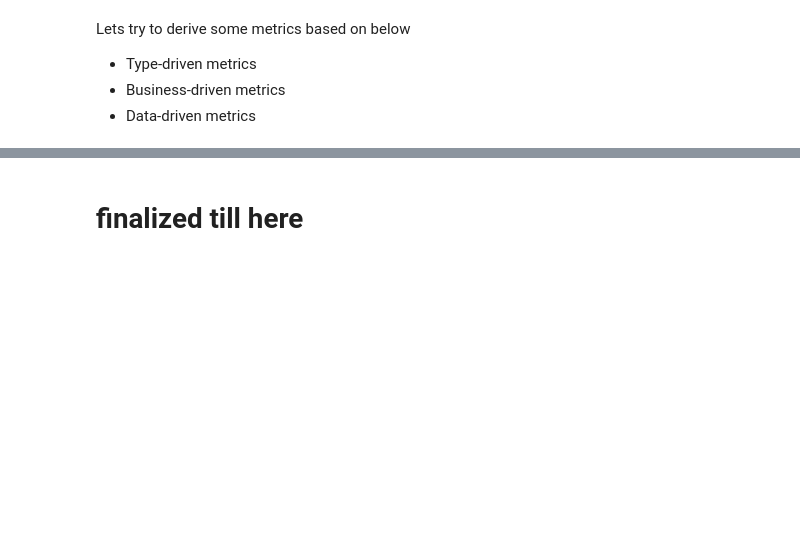
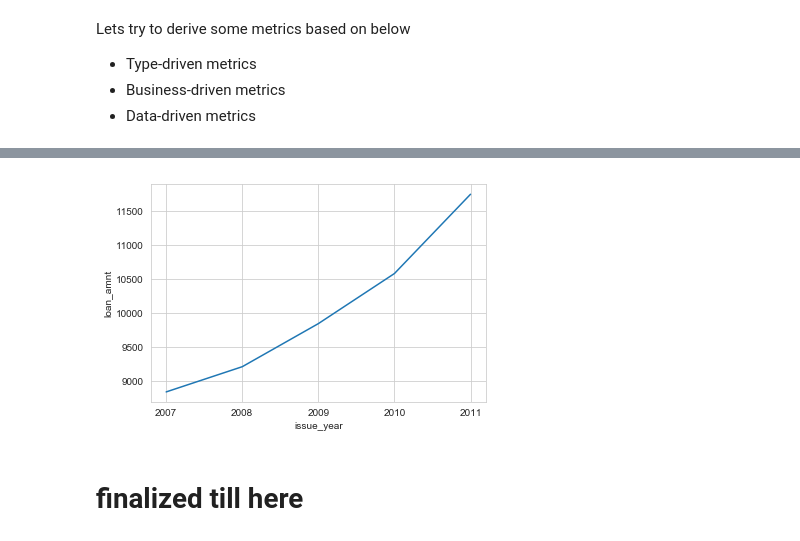
Before and after one commit to arpitjoshi/case-study-2, a Jupyter notebook: notebook.ipynb, the cells around one changed output, grey strips where cells are left out. Drawn from its saved outputs; the diff is of its cells as text; code cells hidden in the pictures; blank space fills up the shorter version.

```diff
--- a/notebook.ipynb
+++ b/notebook.ipynb
@@ -210,6 +210,7 @@ def fixdate(d):
 df.last_pymnt_d=df.last_pymnt_d.apply(lambda x: fixdate(x))
 df.next_pymnt_d=df.next_pymnt_d.apply(lambda x: fixdate(x))
 df.last_credit_pull_d=df.last_credit_pull_d.apply(lambda x: fixdate(x))
+df.issue_d=df.issue_d.apply(lambda x: fixdate(x))
 # %%
 df.verification_status = df.verification_status.apply(lambda x: 'Verified' if x == 'Source Verified' else x)
 # %%
@@ -1006,0 +1016,2 @@ Lets try to derive some metrics based on below
+# %%
+dataset['issue_year']=dataset.issue_d.str.replace(r'/.*', "", regex=True)
@@ -1006,0 +1024,4 @@ Lets try to derive some metrics based on below
+# %%
+yearwise_subset=dataset[['issue_year', 'loan_amnt', 'funded_amnt', 'funded_amnt_inv', 'installment', 'annual_inc', 'dti', 'revol_util']]
+yearwise_avgs=yearwise_subset.groupby("issue_year").mean().reset_index()
+yearwise_medians=yearwise_subset.groupby("issue_year").median().reset_index()
@@ -1007,3 +1046,8 @@ Lets try to derive some metrics based on below
+# %%
+sns.lineplot(x="issue_year", y="loan_amnt", data=yearwise_avgs)
+plt.show()
+# %% [output]
+[figure, added]
 # %% [markdown]
 # finalized till here
 # %% [markdown]
```
Also changed, not shown: parts of 8 cells of this notebook.
